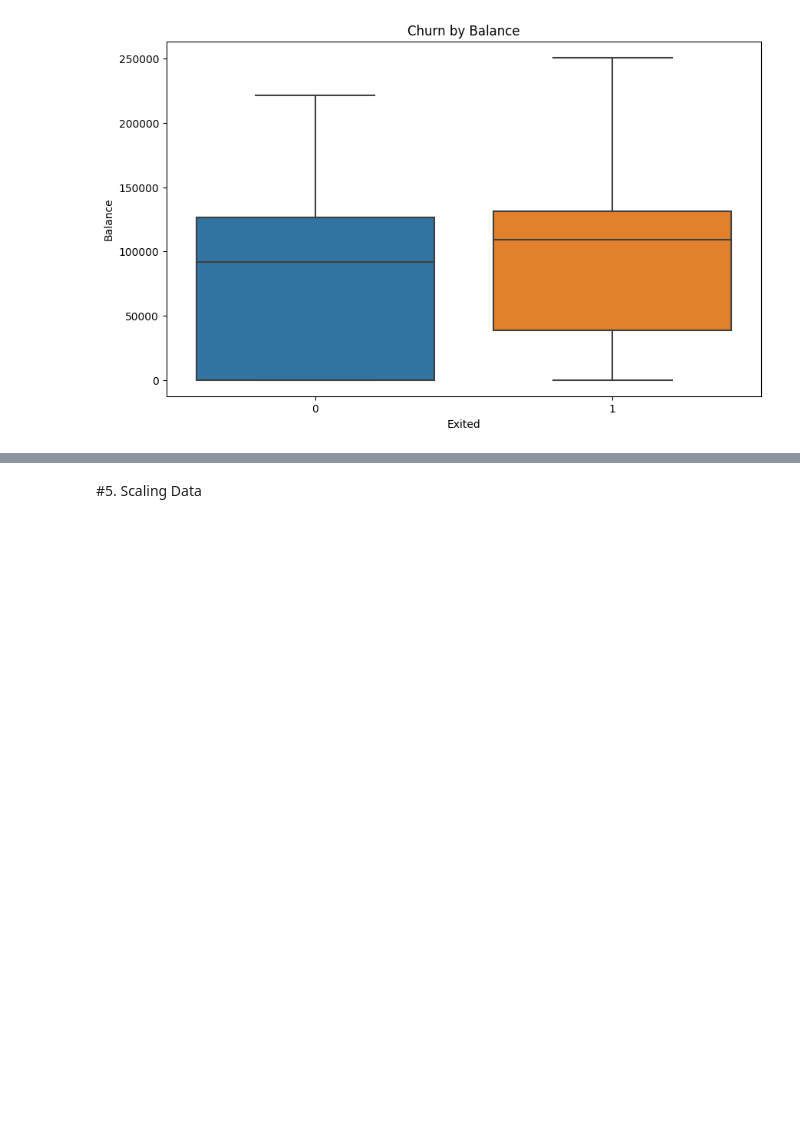
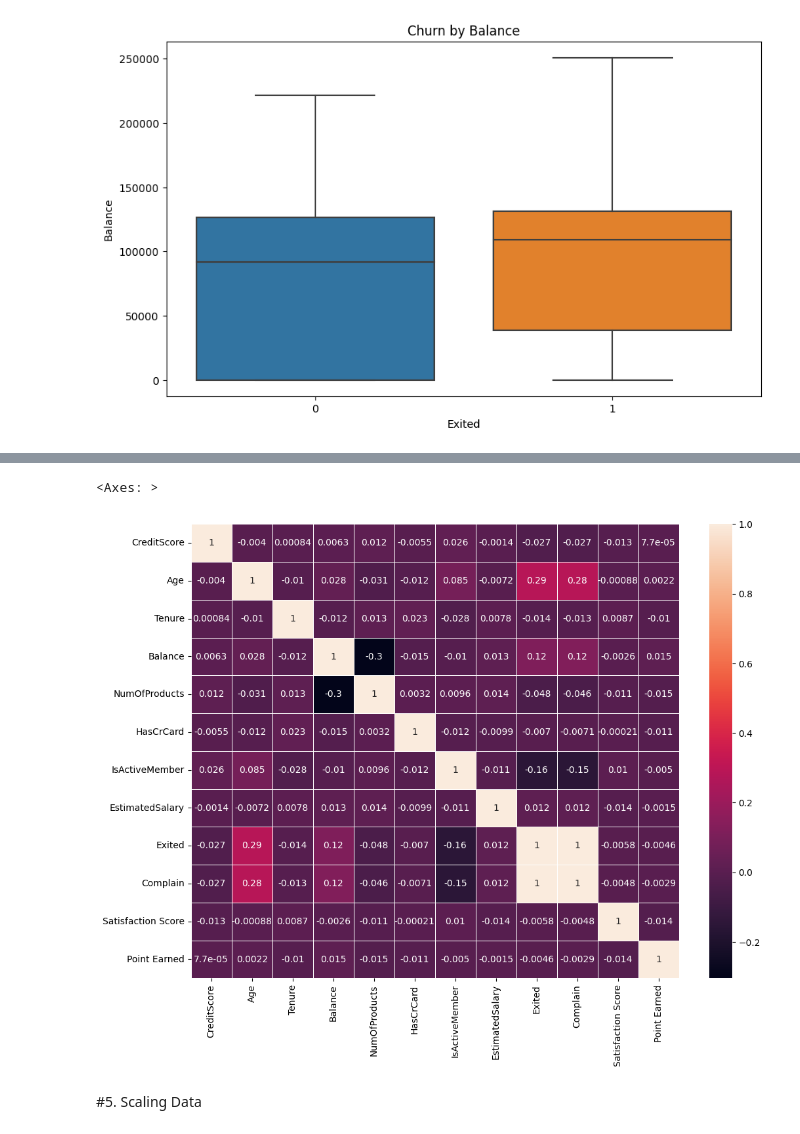
Before and after one commit to shilpa-r-03/Bank_Customer_Churn, a Jupyter notebook: Bank_Customer_Churn_Prediction.ipynb, the cells around one changed output, grey strips where cells are left out. Saved outputs shown, nothing was run; the diff lists cells and outputs as text; code cells hidden in the pictures; blank space fills up the shorter version.

```diff
--- a/Bank_Customer_Churn_Prediction.ipynb
+++ b/Bank_Customer_Churn_Prediction.ipynb
@@ -385,6 +385,12 @@ df.corr()
 | Complain | -0.027048 | 0.283530 | -0.013047 | 0.119124 | -0.046357 | -0.007095 | -0.154741 | 0.012494 | ... |
 | Satisfaction Score | -0.012599 | -0.000876 | 0.008663 | -0.002588 | -0.011394 | -0.000212 | 0.010236 | -0.013747 | ... |
 | Point Earned | 0.000077 | 0.002222 | -0.010196 | 0.014608 | -0.015330 | -0.011041 | -0.004983 | -0.001515 | ... |
+# %%
+fig, ax = plt.subplots(figsize=(12,9))
+sns.heatmap(df.corr(),annot=True,linewidths=0.5,ax=ax)
+# %% [output]
+<Axes: >
+[figure, added]
 # %% [markdown]
 #5. Scaling Data
 # %%
```
Also changed, not shown: parts of 21 cells of this notebook.
